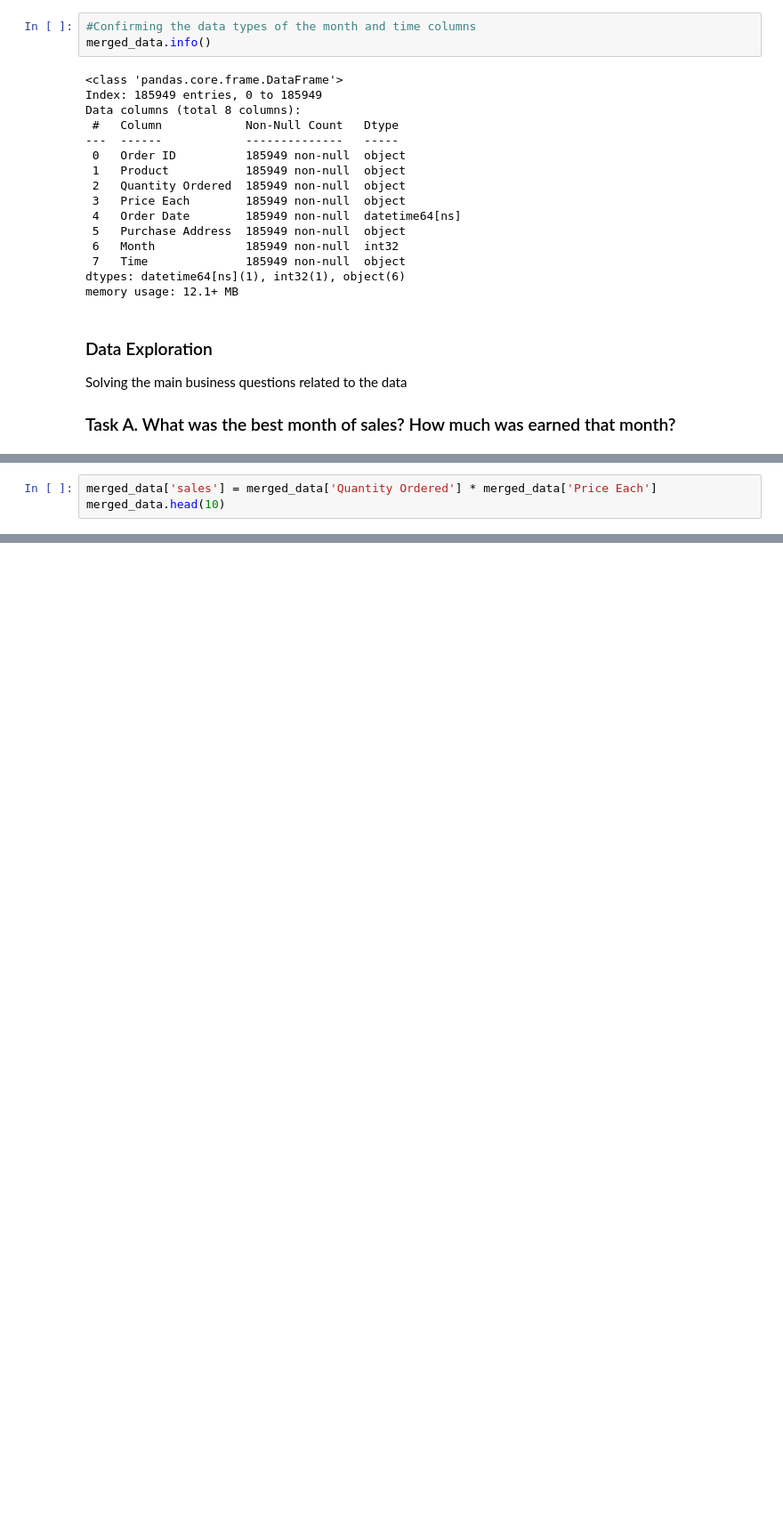
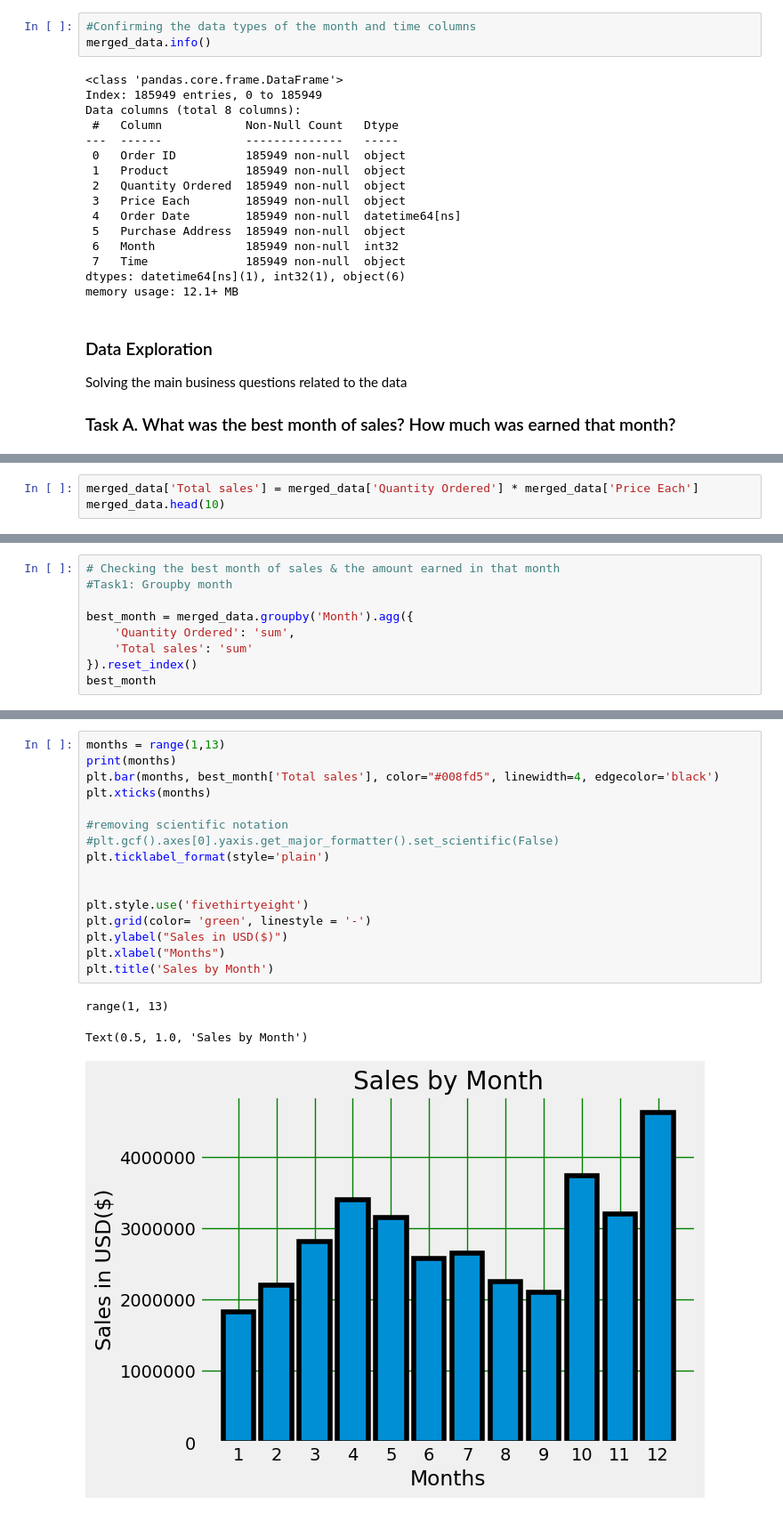
Before and after one commit to EdwinKingori/Sales_analysis, a Jupyter notebook: Sales_data_analysis.ipynb, the cells around one changed output, grey strips where cells are left out. Shown at 89% size. Cells and saved outputs as stored; diff of their text form; blank space fills up the shorter version.

Commit message:
Task B update

```diff
--- a/Sales_data_analysis.ipynb
+++ b/Sales_data_analysis.ipynb
@@ -255,3 +225,0 @@ memory usage: 12.1+ MB
-# %%
-merged_data['sales'] = merged_data['Quantity Ordered'] * merged_data['Price Each']
-merged_data.head(10)
@@ -313,0 +269,3 @@ best_month.sort_values(by='sales', ascending=False)
+# %%
+merged_data['Total sales'] = merged_data['Quantity Ordered'] * merged_data['Price Each']
+merged_data.head(10)
@@ -313,0 +284,9 @@ best_month.sort_values(by='sales', ascending=False)
+# %%
+# Checking the best month of sales & the amount earned in that month
+#Task1: Groupby month
+
+best_month = merged_data.groupby('Month').agg({
+    'Quantity Ordered': 'sum',
+    'Total sales': 'sum'
+}).reset_index()
+best_month
@@ -313,0 +326,20 @@ best_month.sort_values(by='sales', ascending=False)
+# %%
+months = range(1,13)
+print(months)
+plt.bar(months, best_month['Total sales'], color="#008fd5", linewidth=4, edgecolor='black')
+plt.xticks(months)
+
+#removing scientific notation
+#plt.gcf().axes[0].yaxis.get_major_formatter().set_scientific(False)
+plt.ticklabel_format(style='plain')
+
+
+plt.style.use('fivethirtyeight')
+plt.grid(color= 'green', linestyle = '-')
+plt.ylabel("Sales in USD($)")
+plt.xlabel("Months")
+plt.title('Sales by Month')
+# %% [output]
+range(1, 13)
+Text(0.5, 1.0, 'Sales by Month')
+[figure, added]
```
Also changed, not shown: parts of 31 cells of this notebook, 1 other file.
